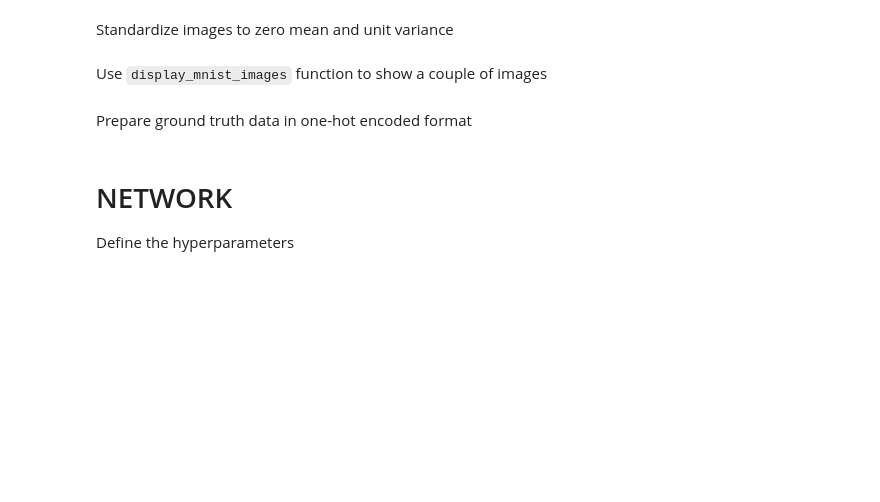
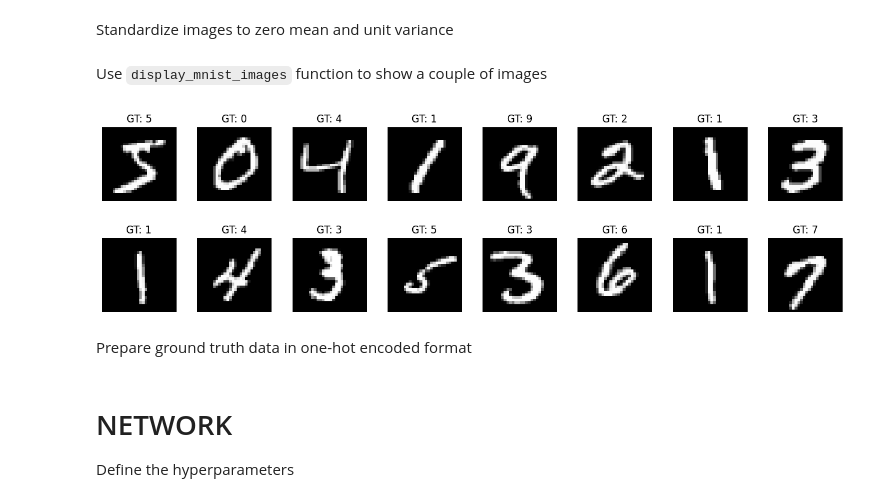
Before and after one commit to gapac/ML_AI_examples, a Jupyter notebook: Gašper_Jezernik_Deep_Learning_Basics_Exercise.ipynb, the cells around one changed output. Cells and saved outputs as stored; diff of their text form; code cells hidden in the pictures; blank space fills up the shorter version.

```diff
--- a/Gašper_Jezernik_Deep_Learning_Basics_Exercise.ipynb
+++ b/Gašper_Jezernik_Deep_Learning_Basics_Exercise.ipynb
@@ -88,3 +89,7 @@ Use `display_mnist_images` function to show a couple of images
+# %%
+display_mnist_images(train_X, train_y)
+# %% [output]
+[figure, added]
 # %% [markdown]
 Prepare ground truth data in one-hot encoded format
 # %%
```
Also changed, not shown: parts of 3 cells of this notebook.
